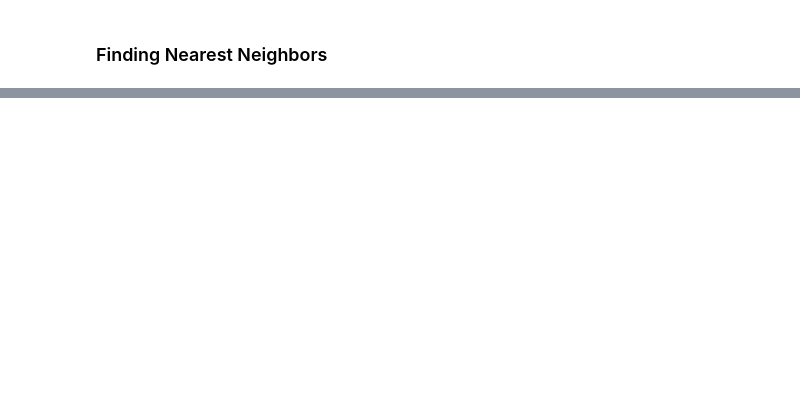
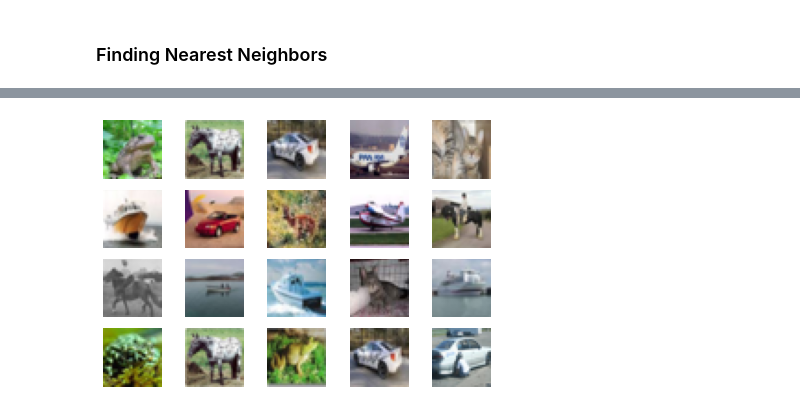
Before and after one commit to ahsanmemon/Unsupervised-Classification-Tensorflow, a Jupyter notebook: CIFAR 100/3 - Resnet 18 Classification with RotNet.ipynb, the cells around one changed output, grey strips where cells are left out. Drawn from its saved outputs; the diff is of its cells as text; code cells hidden in the pictures; blank space fills up the shorter version.

```diff
--- a/CIFAR 100/3 - Resnet 18 Classification with RotNet.ipynb
+++ b/CIFAR 100/3 - Resnet 18 Classification with RotNet.ipynb
@@ -155,13 +174,0 @@ def find_neighbor_accuracy(embeddings, plot=False):
-# %%
-# embeddings = embeddings.numpy()
-nbrs = NearestNeighbors(n_neighbors=10, algorithm='ball_tree').fit(embeddings)
-distances, indices = nbrs.kneighbors(embeddings)
-
-accuracies = list()
-for i in range(len(true_classes)):
-    true_class = true_classes[i]
-    predicted_classes = true_classes[indices[i]][1:]
-    accuracy = (predicted_classes==true_class).sum()/predicted_classes.shape[0]
-    accuracies.append(accuracy)
-
-sns.distplot(accuracies)
@@ -173,8 +174,0 @@ indices= indices[0:10]
-# %%
-plt.figure(figsize=(15, 3))
-for i, image in enumerate(images.numpy()[indices[9]]):
-#     print(image.shape)
-    plt.subplot(1,indices.shape[1],i+1)
-    plt.axis('off')
-    plt.imshow(image)
-plt.tight_layout()
@@ -182,0 +204,20 @@ plt.tight_layout()
+# %%
+# Show center of cluster (first column) and cluster
+def show_neighbors(images, labels, n_neighbors=5):
+    nn = utils.CLusteringNN(model, n_neighbors=5)
+    nn.fit(images)
+    nn_indexes = nn.get_neighbors_indexes(images)
+    consistancies = list()
+    true_classes = np.argmax(labels, axis=1)
+    n = 4
+    f, axes = plt.subplots(n, n_neighbors)
+    for i, cluster_indexes in enumerate(nn_indexes[:n]):
+        for j, im_i in enumerate(cluster_indexes):
+            axes[i,j].axis('off')
+            axes[i,j].imshow(images[im_i])
+    plt.tight_layout()
+    plt.show()
+
+show_neighbors(images, labels, n_neighbors=5)
+# %% [output]
+[figure, added]
```
Also changed, not shown: parts of 15 cells of this notebook, 3 other files.
